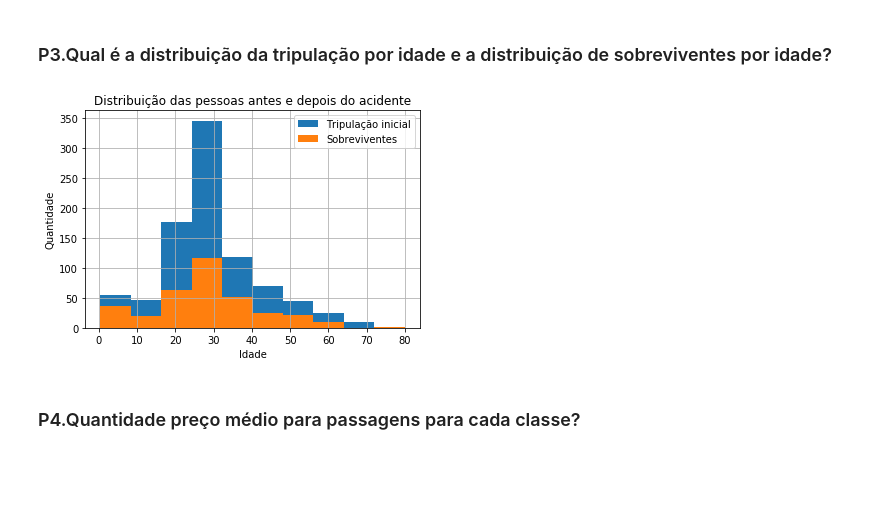
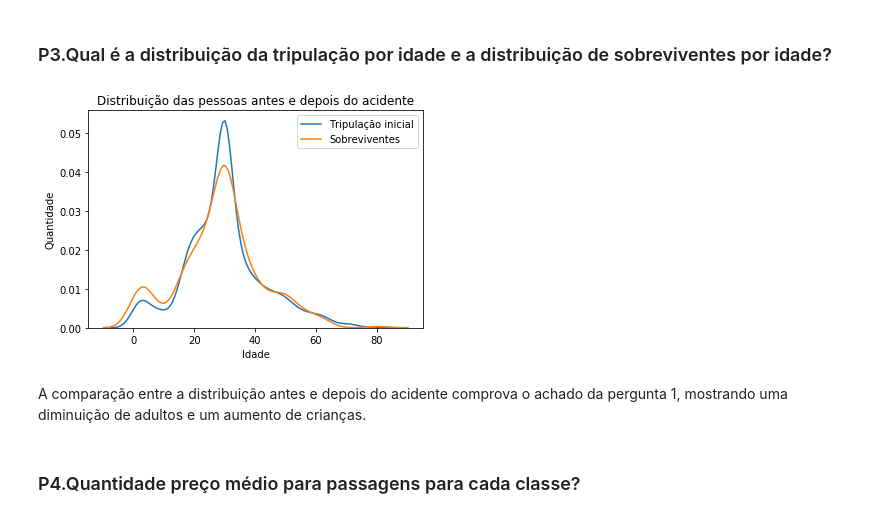
Before and after one commit to marcosdejesus/udacity-data-nd110-project2, a Jupyter notebook: Projeto II - Fundamentos de Data Science I.ipynb, the cells around one changed output. Drawn from its saved outputs; the diff is of its cells as text; code cells hidden in the pictures; blank space fills up the shorter version.

```diff
--- a/Projeto II - Fundamentos de Data Science I.ipynb
+++ b/Projeto II - Fundamentos de Data Science I.ipynb
@@ -208,0 +212,3 @@ print('{:.2f} porcento das mulheres e crianças sobreviveram ao acidente'.format
+# %%
+#separando por faixa etaria
+df_titanic["faixa_etaria"] = pd.cut(df_titanic.age, [0, 18, 60, 150], labels=["criancas", "adultos", "idosos"])
@@ -258,15 +304,17 @@ plt.title('Taxa de sobrevivencia por quantidade de parentes');
 ### P3.Qual é a distribuição da tripulação por idade e a distribuição de sobreviventes por idade?
 # %%
 #Plotando a distribuição por idade
-df_titanic['age'].hist(label='Tripulação inicial')
+sns.kdeplot(df_titanic['age'], label='Tripulação inicial')
 #Plotando a distribuição de sobreviventes por idade
-df_titanic.query('survived == 1')['age'].hist(label='Sobreviventes')
+sns.kdeplot(df_titanic.query('survived == 1')['age'],label='Sobreviventes')
 plt.xlabel('Idade')
 plt.ylabel('Quantidade')
 plt.legend()
 plt.title('Distribuição das pessoas antes e depois do acidente');
 # %% [output]
-[figure, old version]
+[figure, new version]
+# %% [markdown]
+A comparação entre a distribuição antes e depois do acidente comprova o achado da pergunta 1, mostrando uma diminuição de adultos e um aumento de crianças.
 # %% [markdown]
 ### P4.Quantidade preço médio para passagens para cada classe?
 # %%
```
Also changed, not shown: parts of 14 cells of this notebook, 1 other file.
